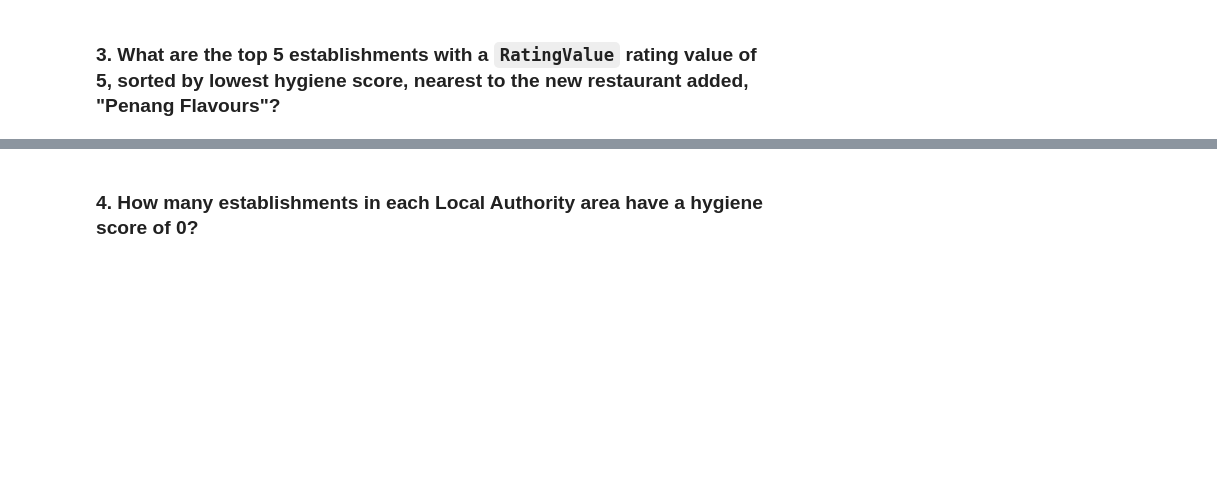
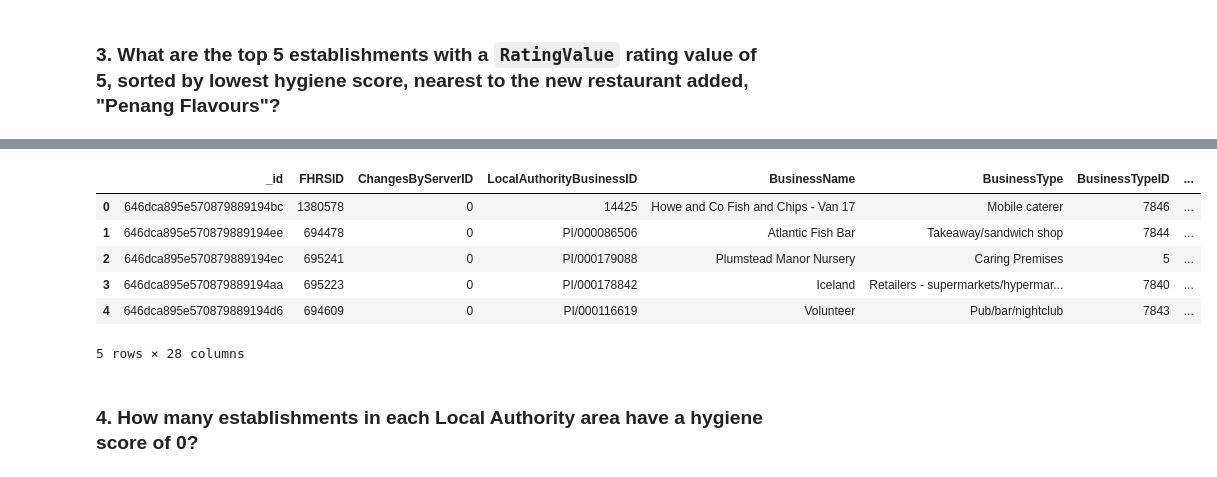
Before and after one commit to shriparna/nosql-challenge, a Jupyter notebook: NoSQL_analysis_starter.ipynb, the cells around one changed output, grey strips where cells are left out. Saved outputs shown, nothing was run; the diff lists cells and outputs as text; code cells hidden in the pictures; blank space fills up the shorter version.

```diff
--- a/NoSQL_analysis_starter.ipynb
+++ b/NoSQL_analysis_starter.ipynb
@@ -150,12 +149,30 @@ Number of rows in the DataFrame: 33
 # Rating value must equal 5
 # Sort by hygiene score
 
+# First get the latitude and longitude of Penang Flavours
+penang_geocode = establishments.find_one({'BusinessName': 'Penang Flavours'}, {'geocode' : 1})
 degree_search = 0.01
-latitude =
-longitude =
+latitude = penang_geocode['geocode']['latitude']
+longitude = penang_geocode['geocode']['longitude']
 
-query =
-sort = [('score.Hygiene', 1)]
+# Set the range of latitude
+from_latitude = latitude - degree_search
+to_latitude = latitude + degree_search
+
+# Set the range of longitude
+from_longitude = longitude - degree_search
+to_longitude = longitude + degree_search
+
+# Adding the additional condition to eliminate scores.Hygiene which are None
+query = {'geocode.latitude': {'$gte': from_latitude, '$lte': to_latitude},
+         'geocode.longitude': {'$gte': from_longitude, '$lte': to_longitude},
+         'RatingValue': 5,
+         'scores.Hygiene': {'$ne': None}}
+
+sort = [('scores.Hygiene', 1)]
+limit = 5
 
 # Print the results
+top5_results = list(establishments.find(query).sort(sort).limit(limit))
+pprint(top5_results)
 # %% [output]
@@ -163,5 +196,15 @@ SyntaxError: invalid syntax (1349361176.py, line 6)
 # %%
 # Convert result to Pandas DataFrame
+top5_df = pd.DataFrame(top5_results)
+top5_df
+# %% [output]
+|  | _id | FHRSID | ChangesByServerID | LocalAuthorityBusinessID | BusinessName | BusinessType | BusinessTypeID | ... |
+| 0 | 646dca895e570879889194bc | 1380578 | 0 | 14425 | Howe and Co Fish and Chips - Van 17 | Mobile caterer | 7846 | ... |
+| 1 | 646dca895e570879889194ee | 694478 | 0 | PI/000086506 | Atlantic Fish Bar | Takeaway/sandwich shop | 7844 | ... |
+| 2 | 646dca895e570879889194ec | 695241 | 0 | PI/000179088 | Plumstead Manor Nursery | Caring Premises | 5 | ... |
+| 3 | 646dca895e570879889194aa | 695223 | 0 | PI/000178842 | Iceland | Retailers - supermarkets/hypermar... | 7840 | ... |
+| 4 | 646dca895e570879889194d6 | 694609 | 0 | PI/000116619 | Volunteer | Pub/bar/nightclub | 7843 | ... |
+5 rows × 28 columns
 # %% [markdown]
 ### 4. How many establishments in each Local Authority area have a hygiene score of 0?
 # %%
```
Also changed, not shown: parts of 6 cells of this notebook.
